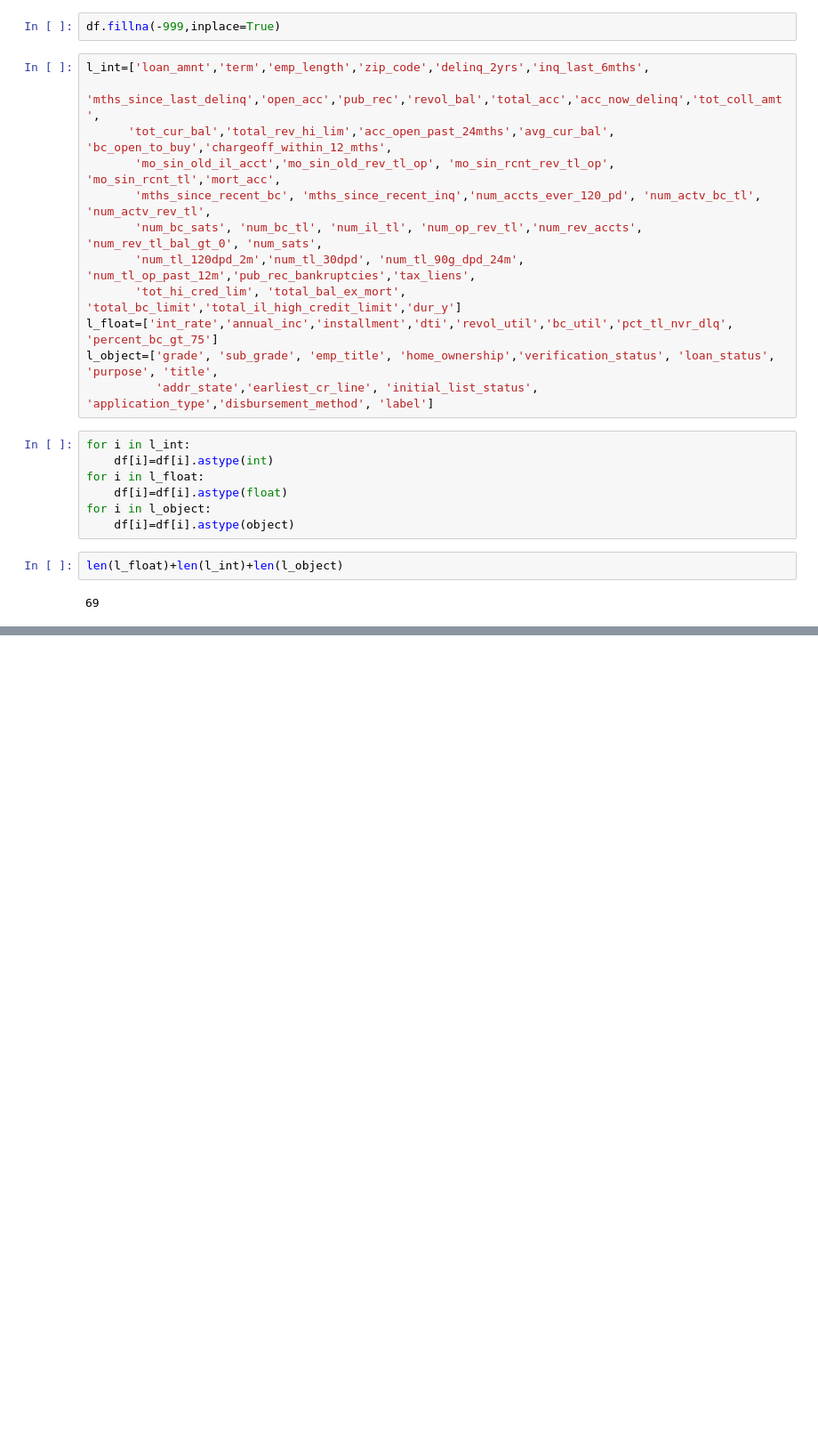
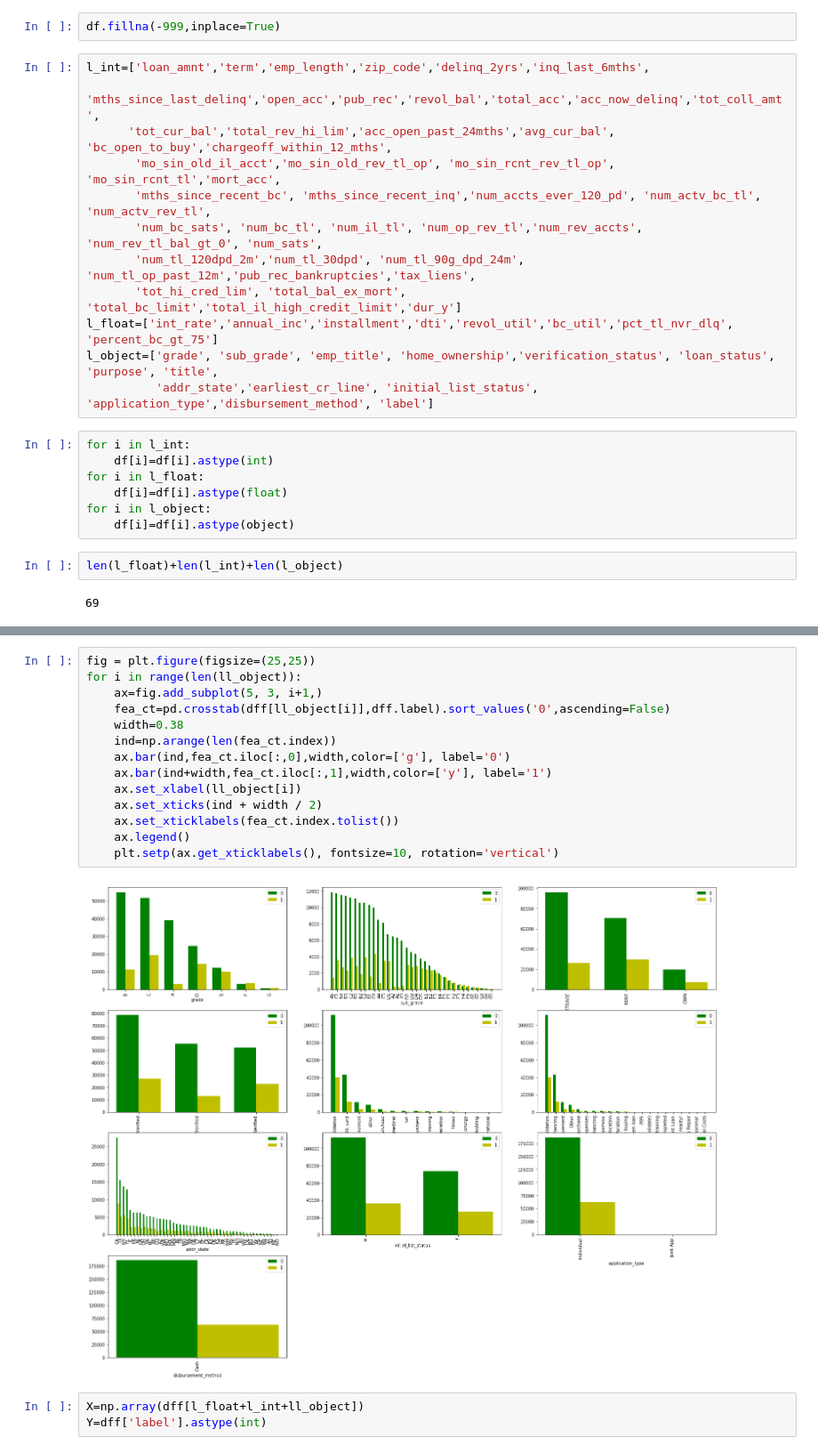
Before and after one commit to kristineguan/Lending-Club-PD-modeling, a Jupyter notebook: Lending Club.ipynb, the cells around one changed output, grey strips where cells are left out. Shown at 89% size. Cells and saved outputs as stored; diff of their text form; blank space fills up the shorter version.

```diff
--- a/Lending Club.ipynb
+++ b/Lending Club.ipynb
@@ -154,0 +171,19 @@ len(l_float)+len(l_int)+len(l_object)
+# %%
+fig = plt.figure(figsize=(25,25))
+for i in range(len(ll_object)):
+    ax=fig.add_subplot(5, 3, i+1,)
+    fea_ct=pd.crosstab(dff[ll_object[i]],dff.label).sort_values('0',ascending=False)
+    width=0.38
+    ind=np.arange(len(fea_ct.index))
+    ax.bar(ind,fea_ct.iloc[:,0],width,color=['g'], label='0')
+    ax.bar(ind+width,fea_ct.iloc[:,1],width,color=['y'], label='1')
+    ax.set_xlabel(ll_object[i])
+    ax.set_xticks(ind + width / 2)
+    ax.set_xticklabels(fea_ct.index.tolist())
+    ax.legend()
+    plt.setp(ax.get_xticklabels(), fontsize=10, rotation='vertical')
+# %% [output]
+[figure, added]
+# %%
+X=np.array(dff[l_float+l_int+ll_object])
+Y=dff['label'].astype(int)
```
Also changed, not shown: parts of 15 cells of this notebook.
